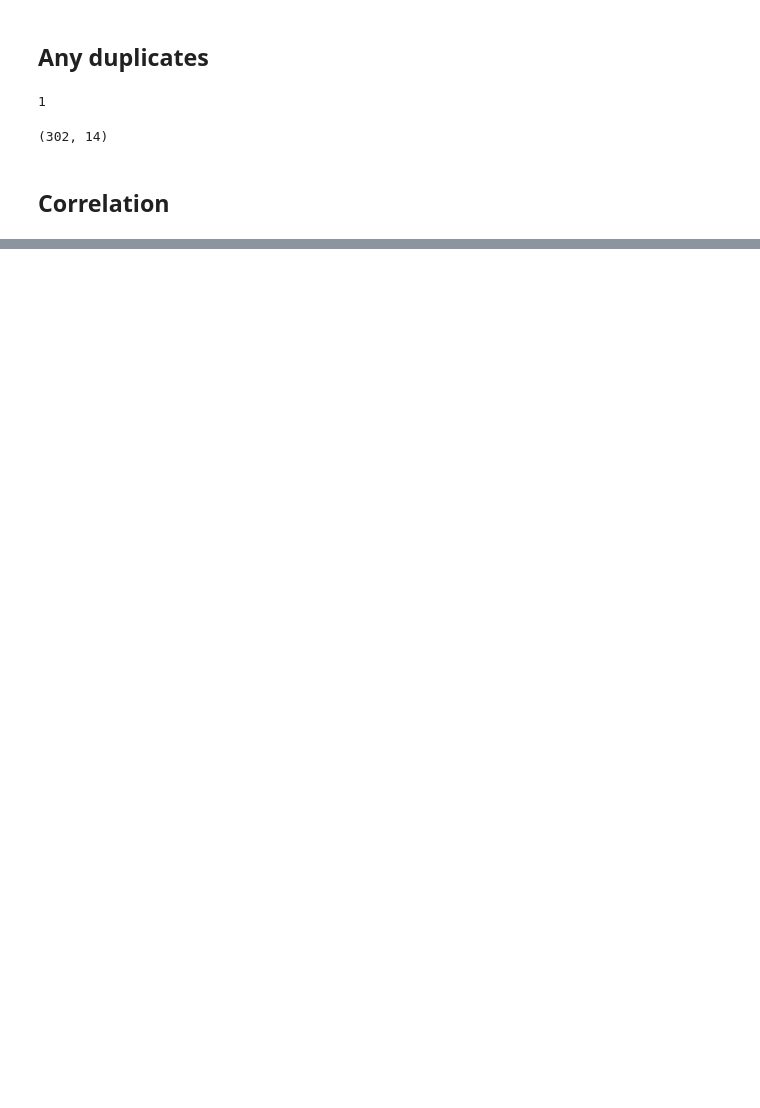
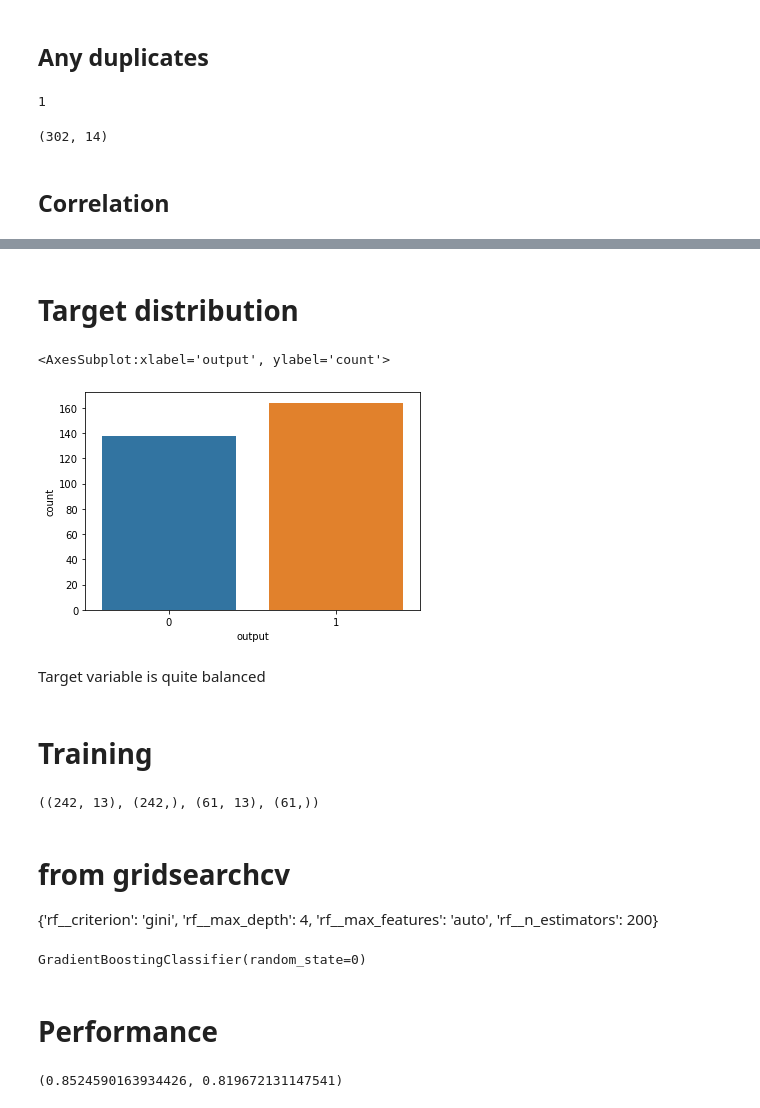
Before and after one commit to Abubakr1710/Hipocratia, a Jupyter notebook: eda.ipynb, the cells around one changed output, grey strips where cells are left out. Drawn from its saved outputs; the diff is of its cells as text; code cells hidden in the pictures; blank space fills up the shorter version.

```diff
--- a/eda.ipynb
+++ b/eda.ipynb
@@ -74,0 +90,9 @@ data.shape
+# %% [markdown]
+# Target distribution
+# %%
+sns.countplot(x = data['output'])
+# %% [output]
+<AxesSubplot:xlabel='output', ylabel='count'>
+[figure, added]
+# %% [markdown]
+Target variable is quite balanced
@@ -74,0 +102,14 @@ data.shape
+# %% [markdown]
+# Training
+# %%
+X_train, X_test, y_train, y_test = train_test_split(X, y, test_size=0.2, random_state=0)
+
+X_train.shape, y_train.shape, X_test.shape, y_test.shape
+# %% [output]
+((242, 13), (242,), (61, 13), (61,))
+# %% [markdown]
+# from gridsearchcv
+{'rf__criterion': 'gini',
+ 'rf__max_depth': 4,
+ 'rf__max_features': 'auto',
+ 'rf__n_estimators': 200}
@@ -74,0 +120,26 @@ data.shape
+# %%
+num_var = ['age', 'trtbps', 'chol', 'thalachh', 'oldpeak']
+cat_var = [col for col in X_train.columns if col not in num_var]
+
+# num_prep = ColumnTransformer([('num_prepo', StandardScaler(), num_var)],
+# remainder='passthrough')
+
+# rf_pipe = Pipeline([('preprocessor', num_prep), ('rf', rf)])
+
+rf.fit(X_train, y_train)
+gbc.fit(X_train, y_train)
+# %% [output]
+GradientBoostingClassifier(random_state=0)
+# %% [markdown]
+# Performance
+# %%
+
+rf_pred = rf.predict(X_test)
+rf_accuracy = accuracy_score(y_test, rf_pred)
+
+gbc_pred = gbc.predict(X_test)
+gbc_accuracy = accuracy_score(y_test, gbc_pred)
+
+rf_accuracy, gbc_accuracy
+# %% [output]
+(0.8524590163934426, 0.819672131147541)
```
Also changed, not shown: parts of 22 cells of this notebook.
